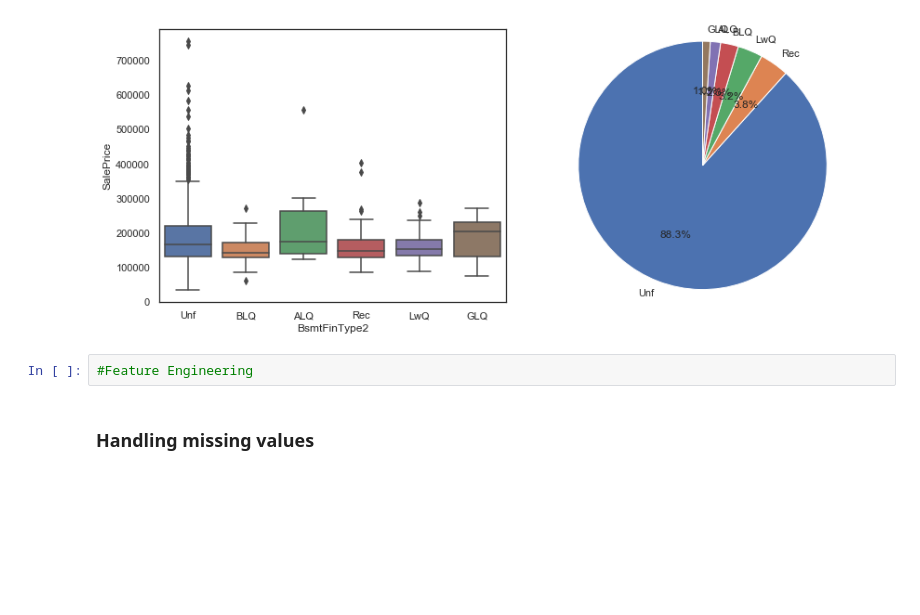
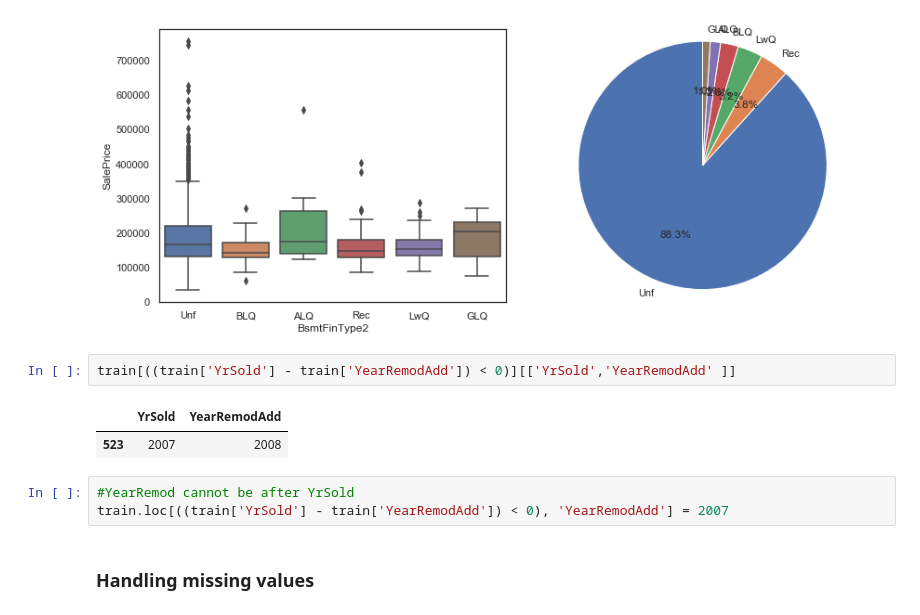
Before and after one commit to pradeep-krishnan/ML_regression_houseprice, a Jupyter notebook: houseprice.ipynb, the cells around one changed output. Cells and saved outputs as stored; diff of their text form; blank space fills up the shorter version.

```diff
--- a/houseprice.ipynb
+++ b/houseprice.ipynb
@@ -227,8 +227,14 @@ Boxplot and Pie chart of BsmtFinType1:
 [figure]
 Boxplot and Pie chart of BsmtFinType2:
 [figure]
-# %%
-#Feature Engineering
+# %%
+train[((train['YrSold'] - train['YearRemodAdd']) < 0)][['YrSold','YearRemodAdd' ]]
+# %% [output]
+|  | YrSold | YearRemodAdd |
+| 523 | 2007 | 2008 |
+# %%
+#YearRemod cannot be after YrSold
+train.loc[((train['YrSold'] - train['YearRemodAdd']) < 0), 'YearRemodAdd'] = 2007
 # %% [markdown]
 ### Handling missing values
 # %%
```
Also changed, not shown: parts of 5 cells of this notebook.
